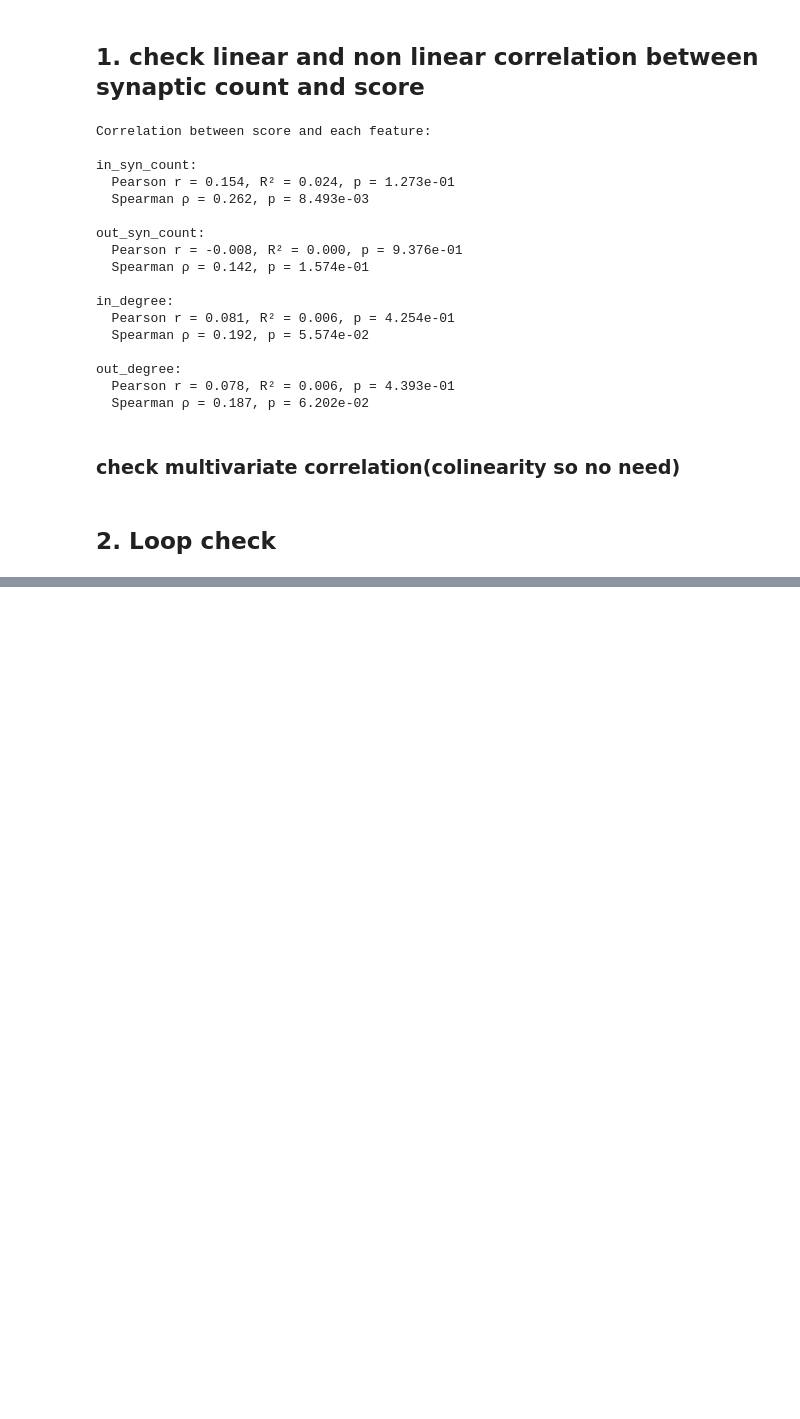
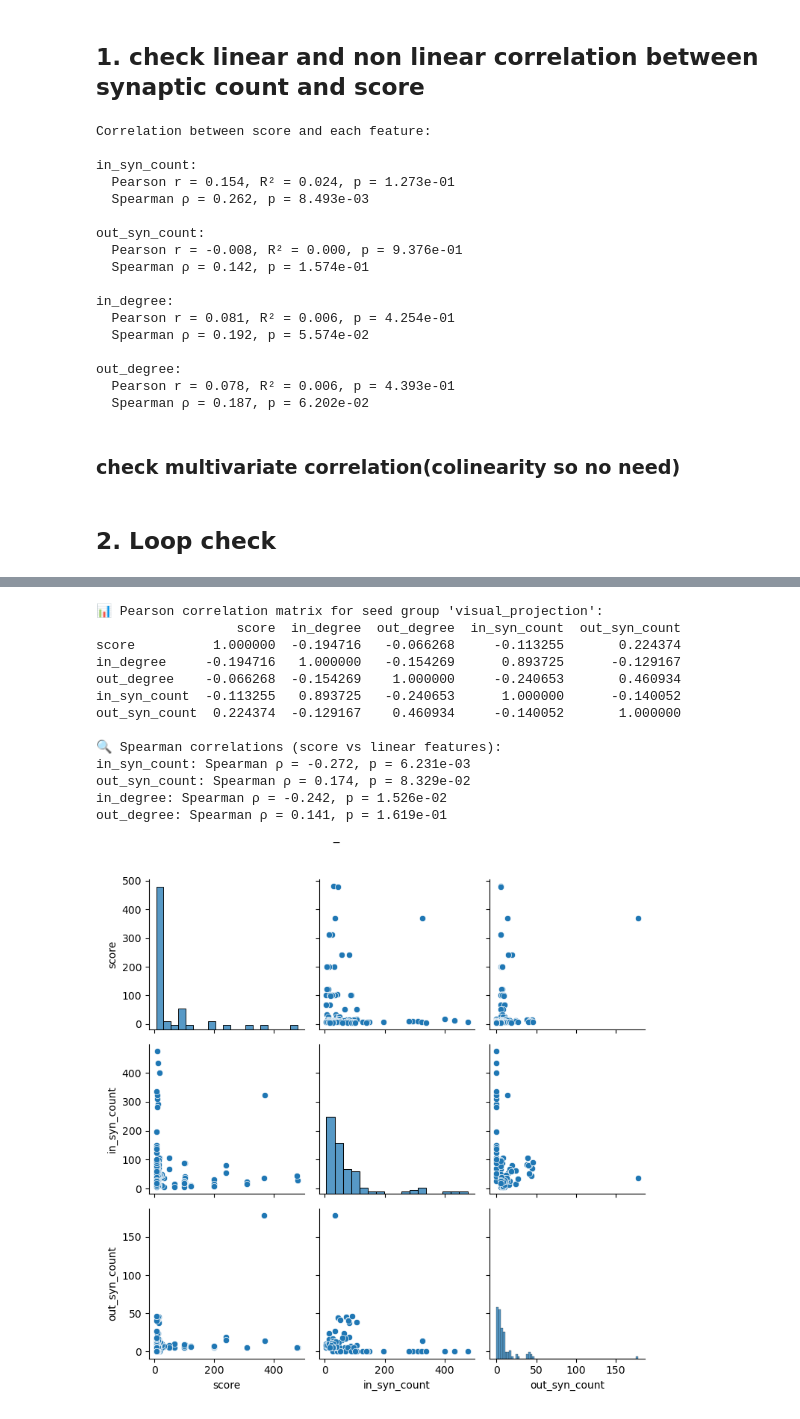
Before and after one commit to zihangxiao/connectome_search, a Jupyter notebook: info_connectome.ipynb, the cells around one changed output, grey strips where cells are left out. Cells and saved outputs as stored; diff of their text form; code cells hidden in the pictures; blank space fills up the shorter version.

```diff
--- a/info_connectome.ipynb
+++ b/info_connectome.ipynb
@@ -314,0 +322,7 @@ common_neuron_labels.to_csv("converging_neurons_across_modalities.csv", index=Fa
+# %%
+print(f"Number of modalities: {len(top_dfs_by_modality)}")
+
+# List them
+print("Modalities:")
+for modality in top_dfs_by_modality.keys():
+    print(f" - {modality}")
@@ -351,0 +678,10 @@ The number of neurons unique to RM: 23
+# %%
+total_neurons = len(connect_type_df)
+
+# Count how many neurons are tagged as "rich_club"
+rich_club_count = connect_type_df['connectivity_tag'].str.contains('rich_club').sum()
+
+# Calculate percentage
+rich_club_percentage = (rich_club_count / total_neurons) * 100
+
+print('rich_club_count,total_neurons',rich_club_count, total_neurons, 'rich_club_percentage:',rich_club_percentage)
@@ -351,0 +984,56 @@ The number of neurons unique to RM: 23
+# %%
+# --- Correlation Check: Are high scores just due to connectivity? ---
+
+top_k_check = 100  # or use top_N to match earlier
+top_idx = np.argsort(-scores)[:top_k_check]
+top_scores = scores[top_idx]
+top_nodes = [nodes_filtered[i] for i in top_idx]
+
+# Compute linear features from current A_filtered
+in_degree = A_filtered.T.getnnz(axis=1)
+out_degree = A_filtered.getnnz(axis=1)
+in_syn_count = np.array(A_filtered.sum(axis=0)).flatten()
+out_syn_count = np.array(A_filtered.sum(axis=1)).flatten()
+
+# Build DataFrame
+df_top = pd.DataFrame({
+    "root_id": [nodes_filtered[i] for i in top_idx],
+    "score": top_scores,
+    "in_degree": in_degree[top_idx],
+    "out_degree": out_degree[top_idx],
+    "in_syn_count": in_syn_count[top_idx],
+    "out_syn_count": out_syn_count[top_idx]
+})
+df_top = df_top.merge(community_label_df, on="root_id", how="left")
+
+# Pearson correlation matrix
+print(f"\n📊 Pearson correlation matrix for seed group '{name}':")
+print(df_top[["score", "in_degree", "out_degree", "in_syn_count", "out_syn_count"]].corr())
+
+# Optional: Spearman correlation
+from scipy.stats import spearmanr
+print("\n🔍 Spearman correlations (score vs linear features):")
+for feat in ["in_syn_count", "out_syn_count", "in_degree", "out_degree"]:
+    rho, p = spearmanr(df_top["score"], df_top[feat])
+    print(f"{feat}: Spearman ρ = {rho:.3f}, p = {p:.3e}")
+
+# Pairplot for visual sanity check
+sns.pairplot(df_top[["score", "in_syn_count", "out_syn_count"]])
+plt.suptitle(f"Top {top_k_check} Neurons in '{name}': Score vs Synaptic Features", y=1.02)
+plt.tight_layout()
+plt.show()
+# %% [output]
+📊 Pearson correlation matrix for seed group 'visual_projection':
+                  score  in_degree  out_degree  in_syn_count  out_syn_count
+score          1.000000  -0.194716   -0.066268     -0.113255       0.224374
+in_degree     -0.194716   1.000000   -0.154269      0.893725      -0.129167
+out_degree    -0.066268  -0.154269    1.000000     -0.240653       0.460934
+in_syn_count  -0.113255   0.893725   -0.240653      1.000000      -0.140052
+out_syn_count  0.224374  -0.129167    0.460934     -0.140052       1.000000
+
+🔍 Spearman correlations (score vs linear features):
+in_syn_count: Spearman ρ = -0.272, p = 6.231e-03
+out_syn_count: Spearman ρ = 0.174, p = 8.329e-02
+in_degree: Spearman ρ = -0.242, p = 1.526e-02
+out_degree: Spearman ρ = 0.141, p = 1.619e-01
+[figure, added]
```
Also changed, not shown: parts of 30 cells of this notebook, 1 other file.
